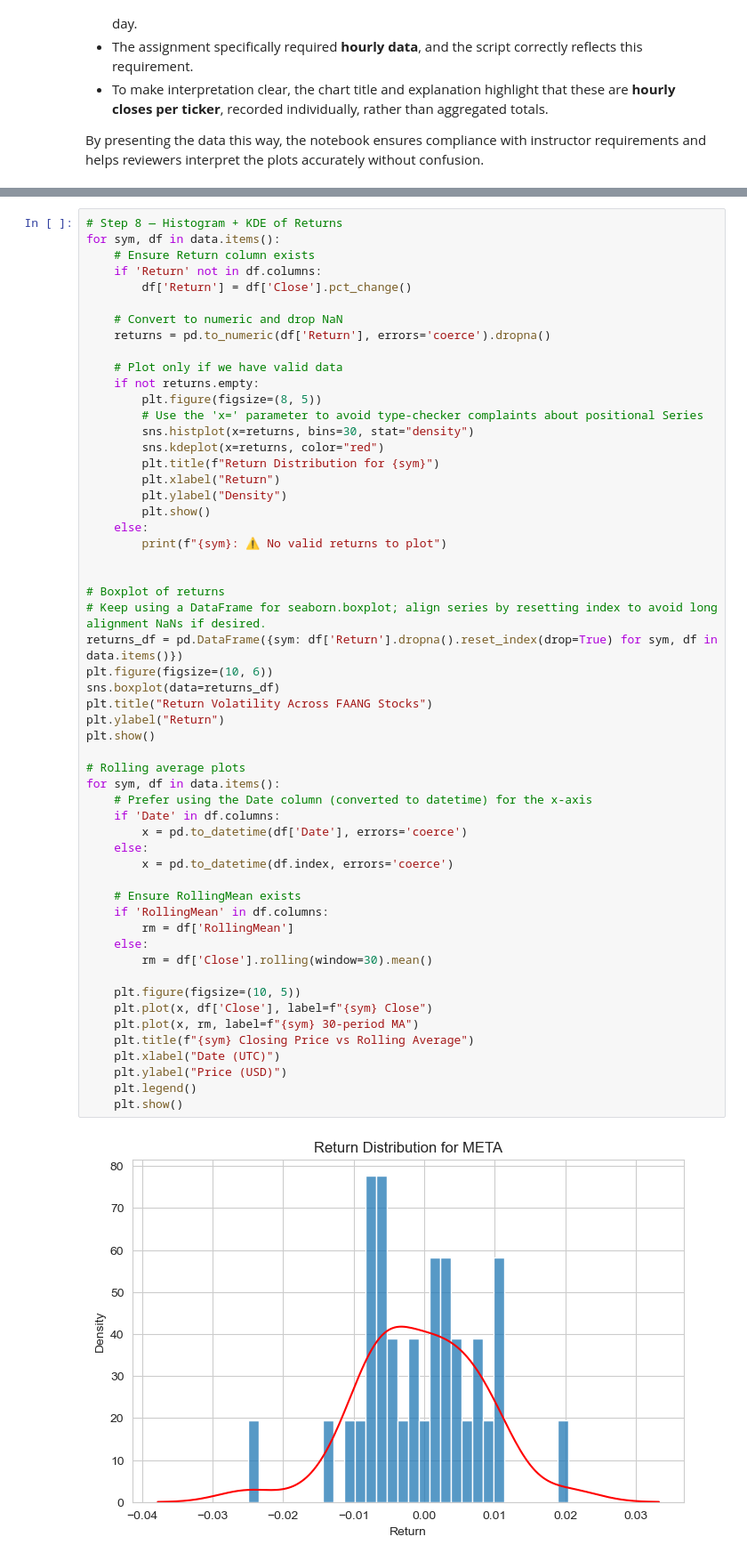
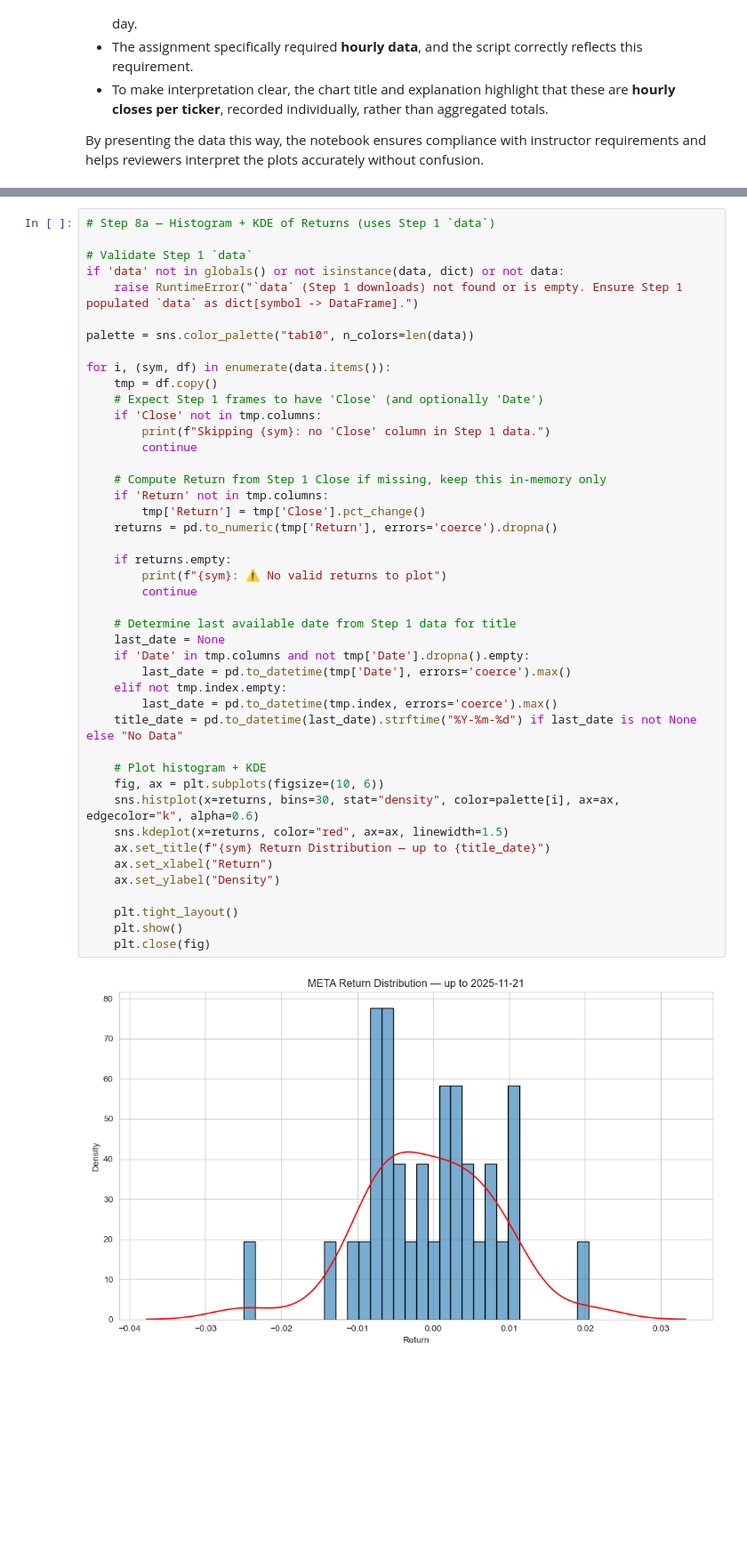
Before and after one commit to ECronin1973/computer_infrastructure, a Jupyter notebook: problems.ipynb, the cells around one changed output, grey strips where cells are left out. Shown at 89% size. Saved outputs shown, nothing was run; the diff lists cells and outputs as text; blank space fills up the shorter version.

```diff
--- a/problems.ipynb
+++ b/problems.ipynb
@@ -664,57 +685,46 @@ References:
 # %%
-# Step 8 — Histogram + KDE of Returns
-for sym, df in data.items():
-    # Ensure Return column exists
-    if 'Return' not in df.columns:
-        df['Return'] = df['Close'].pct_change()
+# Step 8a — Histogram + KDE of Returns (uses Step 1 `data`)
 
-    # Convert to numeric and drop NaN
-    returns = pd.to_numeric(df['Return'], errors='coerce').dropna()
+# Validate Step 1 `data`
+if 'data' not in globals() or not isinstance(data, dict) or not data:
+    raise RuntimeError("`data` (Step 1 downloads) not found or is empty. Ensure Step 1 populated `data` as dict[symbol -> DataFrame].")
 
-    # Plot only if we have valid data
-    if not returns.empty:
-        plt.figure(figsize=(8, 5))
-        # Use the 'x=' parameter to avoid type-checker complaints about positional Series
-        sns.histplot(x=returns, bins=30, stat="density")
-        sns.kdeplot(x=returns, color="red")
-        plt.title(f"Return Distribution for {sym}")
-        plt.xlabel("Return")
-        plt.ylabel("Density")
-        plt.show()
-    else:
+palette = sns.color_palette("tab10", n_colors=len(data))
+
+for i, (sym, df) in enumerate(data.items()):
+    tmp = df.copy()
+    # Expect Step 1 frames to have 'Close' (and optionally 'Date')
+    if 'Close' not in tmp.columns:
+        print(f"Skipping {sym}: no 'Close' column in Step 1 data.")
+        continue
+
+    # Compute Return from Step 1 Close if missing, keep this in-memory only
+    if 'Return' not in tmp.columns:
+        tmp['Return'] = tmp['Close'].pct_change()
+    returns = pd.to_numeric(tmp['Return'], errors='coerce').dropna()
+
+    if returns.empty:
         print(f"{sym}: ⚠️ No valid returns to plot")
+        continue
 
+    # Determine last available date from Step 1 data for title
+    last_date = None
+    if 'Date' in tmp.columns and not tmp['Date'].dropna().empty:
+        last_date = pd.to_datetime(tmp['Date'], errors='coerce').max()
+    elif not tmp.index.empty:
+        last_date = pd.to_datetime(tmp.index, errors='coerce').max()
+    title_date = pd.to_datetime(last_date).strftime("%Y-%m-%d") if last_date is not None else "No Data"
 
-# Boxplot of returns
-# Keep using a DataFrame for seaborn.boxplot; align series by resetting index to avoid long alignment NaNs if desired.
-returns_df = pd.DataFrame({sym: df['Return'].dropna().reset_index(drop=True) for sym, df in data.items()})
-plt.figure(figsize=(10, 6))
-sns.boxplot(data=returns_df)
-plt.title("Return Volatility Across FAANG Stocks")
-plt.ylabel("Return")
-plt.show()
+    # Plot histogram + KDE
+    fig, ax = plt.subplots(figsize=(10, 6))
+    sns.histplot(x=returns, bins=30, stat="density", color=palette[i], ax=ax, edgecolor="k", alpha=0.6)
+    sns.kdeplot(x=returns, color="red", ax=ax, linewidth=1.5)
+    ax.set_title(f"{sym} Return Distribution — up to {title_date}")
+    ax.set_xlabel("Return")
+    ax.set_ylabel("Density")
 
-# Rolling average plots
-for sym, df in data.items():
-    # Prefer using the Date column (converted to datetime) for the x-axis
-    if 'Date' in df.columns:
-        x = pd.to_datetime(df['Date'], errors='coerce')
-    else:
-        x = pd.to_datetime(df.index, errors='coerce')
-
-    # Ensure RollingMean exists
-    if 'RollingMean' in df.columns:
-        rm = df['RollingMean']
-    else:
-        rm = df['Close'].rolling(window=30).mean()
-
-    plt.figure(figsize=(10, 5))
-    plt.plot(x, df['Close'], label=f"{sym} Close")
-    plt.plot(x, rm, label=f"{sym} 30-period MA")
-    plt.title(f"{sym} Closing Price vs Rolling Average")
-    plt.xlabel("Date (UTC)")
-    plt.ylabel("Price (USD)")
-    plt.legend()
+    plt.tight_layout()
     plt.show()
+    plt.close(fig)
 # %% [output]
-[figure, old version]
+[figure, new version]
```
Also changed, not shown: parts of 16 cells of this notebook.
